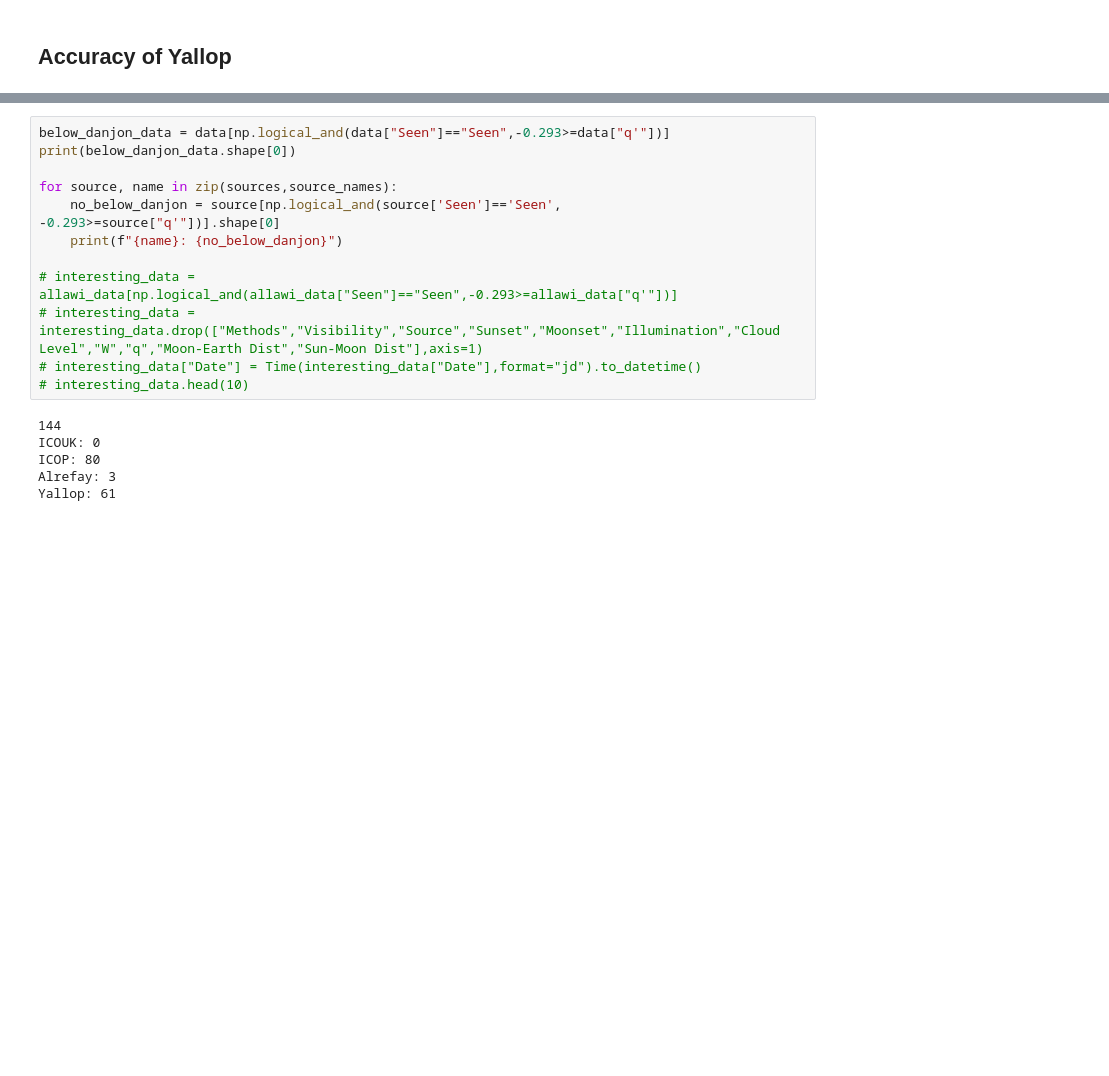
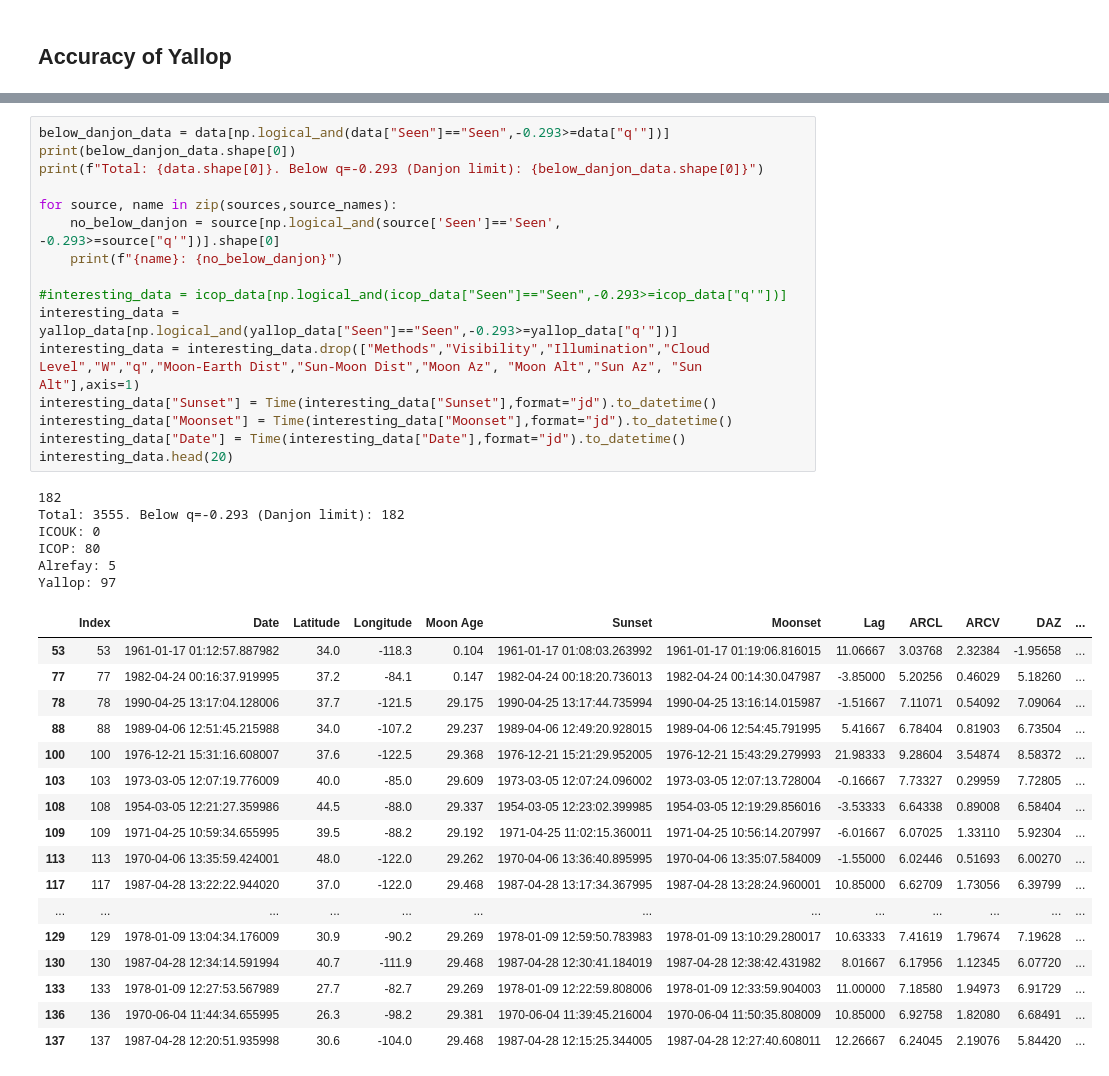
Before and after one commit to EmmaAlexander/mphys-moon, a Jupyter notebook: Code/moon_sightings_visualisation.ipynb, the cells around one changed output, grey strips where cells are left out. Cells and saved outputs as stored; diff of their text form; blank space fills up the shorter version.

```diff
--- a/Code/moon_sightings_visualisation.ipynb
+++ b/Code/moon_sightings_visualisation.ipynb
@@ -211,19 +196,41 @@ plt.show()
 # %%
 below_danjon_data = data[np.logical_and(data["Seen"]=="Seen",-0.293>=data["q'"])]
 print(below_danjon_data.shape[0])
+print(f"Total: {data.shape[0]}. Below q=-0.293 (Danjon limit): {below_danjon_data.shape[0]}")
 
 for source, name in zip(sources,source_names):
     no_below_danjon = source[np.logical_and(source['Seen']=='Seen', -0.293>=source["q'"])].shape[0]
     print(f"{name}: {no_below_danjon}")
 
-# interesting_data = allawi_data[np.logical_and(allawi_data["Seen"]=="Seen",-0.293>=allawi_data["q'"])]
-# interesting_data = interesting_data.drop(["Methods","Visibility","Source","Sunset","Moonset","Illumination","Cloud Level","W","q","Moon-Earth Dist","Sun-Moon Dist"],axis=1)
-# interesting_data["Date"] = Time(interesting_data["Date"],format="jd").to_datetime()
-# interesting_data.head(10)
+#interesting_data = icop_data[np.logical_and(icop_data["Seen"]=="Seen",-0.293>=icop_data["q'"])]
+interesting_data = yallop_data[np.logical_and(yallop_data["Seen"]=="Seen",-0.293>=yallop_data["q'"])]
+interesting_data = interesting_data.drop(["Methods","Visibility","Illumination","Cloud Level","W","q","Moon-Earth Dist","Sun-Moon Dist","Moon Az", "Moon Alt","Sun Az", "Sun Alt"],axis=1)
+interesting_data["Sunset"] = Time(interesting_data["Sunset"],format="jd").to_datetime()
+interesting_data["Moonset"] = Time(interesting_data["Moonset"],format="jd").to_datetime()
+interesting_data["Date"] = Time(interesting_data["Date"],format="jd").to_datetime()
+interesting_data.head(20)
 # %% [output]
-144
+182
+Total: 3555. Below q=-0.293 (Danjon limit): 182
 ICOUK: 0
 ICOP: 80
-Alrefay: 3
-Yallop: 61
+Alrefay: 5
+Yallop: 97
+|  | Index | Date | Latitude | Longitude | Moon Age | Sunset | Moonset | Lag | ARCL | ARCV | DAZ | ... |
+| 53 | 53 | 1961-01-17 01:12:57.887982 | 34.0 | -118.3 | 0.104 | 1961-01-17 01:08:03.263992 | 1961-01-17 01:19:06.816015 | 11.06667 | 3.03768 | 2.32384 | -1.95658 | ... |
+| 77 | 77 | 1982-04-24 00:16:37.919995 | 37.2 | -84.1 | 0.147 | 1982-04-24 00:18:20.736013 | 1982-04-24 00:14:30.047987 | -3.85000 | 5.20256 | 0.46029 | 5.18260 | ... |
+| 78 | 78 | 1990-04-25 13:17:04.128006 | 37.7 | -121.5 | 29.175 | 1990-04-25 13:17:44.735994 | 1990-04-25 13:16:14.015987 | -1.51667 | 7.11071 | 0.54092 | 7.09064 | ... |
+| 88 | 88 | 1989-04-06 12:51:45.215988 | 34.0 | -107.2 | 29.237 | 1989-04-06 12:49:20.928015 | 1989-04-06 12:54:45.791995 | 5.41667 | 6.78404 | 0.81903 | 6.73504 | ... |
+| 100 | 100 | 1976-12-21 15:31:16.608007 | 37.6 | -122.5 | 29.368 | 1976-12-21 15:21:29.952005 | 1976-12-21 15:43:29.279993 | 21.98333 | 9.28604 | 3.54874 | 8.58372 | ... |
+| 103 | 103 | 1973-03-05 12:07:19.776009 | 40.0 | -85.0 | 29.609 | 1973-03-05 12:07:24.096002 | 1973-03-05 12:07:13.728004 | -0.16667 | 7.73327 | 0.29959 | 7.72805 | ... |
+| 108 | 108 | 1954-03-05 12:21:27.359986 | 44.5 | -88.0 | 29.337 | 1954-03-05 12:23:02.399985 | 1954-03-05 12:19:29.856016 | -3.53333 | 6.64338 | 0.89008 | 6.58404 | ... |
+| 109 | 109 | 1971-04-25 10:59:34.655995 | 39.5 | -88.2 | 29.192 | 1971-04-25 11:02:15.360011 | 1971-04-25 10:56:14.207997 | -6.01667 | 6.07025 | 1.33110 | 5.92304 | ... |
+| 113 | 113 | 1970-04-06 13:35:59.424001 | 48.0 | -122.0 | 29.262 | 1970-04-06 13:36:40.895995 | 1970-04-06 13:35:07.584009 | -1.55000 | 6.02446 | 0.51693 | 6.00270 | ... |
+| 117 | 117 | 1987-04-28 13:22:22.944020 | 37.0 | -122.0 | 29.468 | 1987-04-28 13:17:34.367995 | 1987-04-28 13:28:24.960001 | 10.85000 | 6.62709 | 1.73056 | 6.39799 | ... |
+| ... | ... | ... | ... | ... | ... | ... | ... | ... | ... | ... | ... | ... |
+| 129 | 129 | 1978-01-09 13:04:34.176009 | 30.9 | -90.2 | 29.269 | 1978-01-09 12:59:50.783983 | 1978-01-09 13:10:29.280017 | 10.63333 | 7.41619 | 1.79674 | 7.19628 | ... |
+| 130 | 130 | 1987-04-28 12:34:14.591994 | 40.7 | -111.9 | 29.468 | 1987-04-28 12:30:41.184019 | 1987-04-28 12:38:42.431982 | 8.01667 | 6.17956 | 1.12345 | 6.07720 | ... |
+| 133 | 133 | 1978-01-09 12:27:53.567989 | 27.7 | -82.7 | 29.269 | 1978-01-09 12:22:59.808006 | 1978-01-09 12:33:59.904003 | 11.00000 | 7.18580 | 1.94973 | 6.91729 | ... |
+| 136 | 136 | 1970-06-04 11:44:34.655995 | 26.3 | -98.2 | 29.381 | 1970-06-04 11:39:45.216004 | 1970-06-04 11:50:35.808009 | 10.85000 | 6.92758 | 1.82080 | 6.68491 | ... |
+| 137 | 137 | 1987-04-28 12:20:51.935998 | 30.6 | -104.0 | 29.468 | 1987-04-28 12:15:25.344005 | 1987-04-28 12:27:40.608011 | 12.26667 | 6.24045 | 2.19076 | 5.84420 | ... |
 # %%
```
Also changed, not shown: parts of 9 cells of this notebook, 7 other files.
